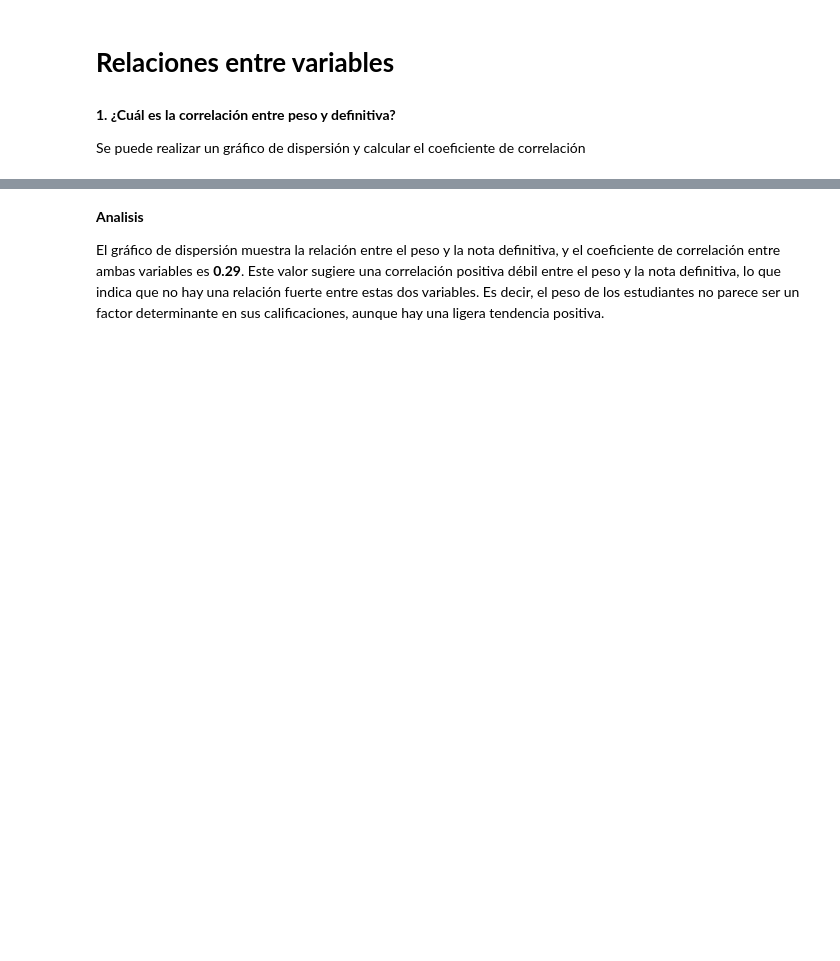
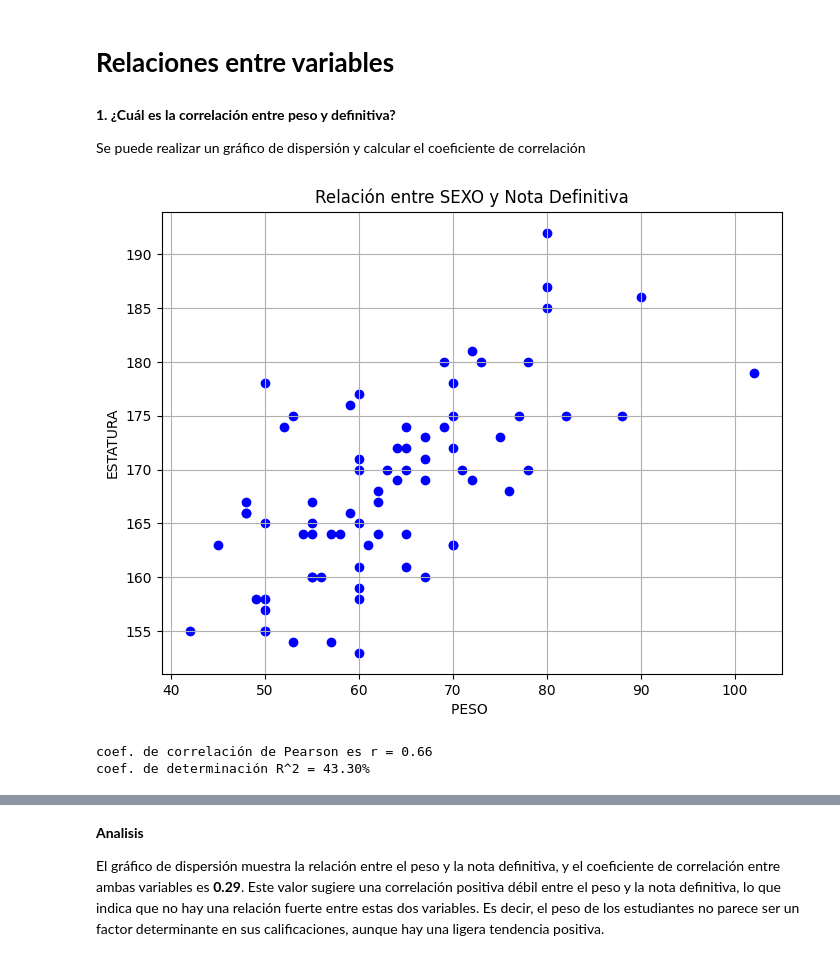
Before and after one commit to JSEFERINO/Maestros_Bolivar, a Jupyter notebook: Ejemplo_proyecto_final_curso.ipynb, the cells around one changed output, grey strips where cells are left out. Cells and saved outputs as stored; diff of their text form; code cells hidden in the pictures; blank space fills up the shorter version.

```diff
--- a/Ejemplo_proyecto_final_curso.ipynb
+++ b/Ejemplo_proyecto_final_curso.ipynb
@@ -342,13 +525,18 @@ Se puede realizar un gráfico de dispersión y calcular el coeficiente de correl
 # %%
 # Gráfico de dispersión para observar la relación entre peso y nota definitiva
 plt.figure(figsize=(8, 6))
-plt.scatter(df['PESO'], df['DEFINITIVA'], color='blue')
-plt.title('Relación entre Peso y Nota Definitiva')
-plt.xlabel('Peso (kg)')
-plt.ylabel('Nota Definitiva')
+plt.scatter(df['PESO'], df['ESTATURA'], color='blue')
+plt.title('Relación entre SEXO y Nota Definitiva')
+plt.xlabel('PESO ')
+plt.ylabel('ESTATURA')
 plt.grid(True)
 plt.show()
 
 # Calcular la correlación entre peso y nota definitiva
-correlacion_peso_nota = df['DEFINITIVA'].corr(df['PESO'])
-correlacion_peso_nota
+correlacion_peso_nota = df['ESTATURA'].corr(df['PESO'])
+print(f'coef. de correlación de Pearson es r = {correlacion_peso_nota:.2f}')
+print(f'coef. de determinación R^2 = {(correlacion_peso_nota**2*100):.2f}%')
+# %% [output]
+[figure, added]
+coef. de correlación de Pearson es r = 0.66
+coef. de determinación R^2 = 43.30%
```
Also changed, not shown: parts of 33 cells of this notebook.
